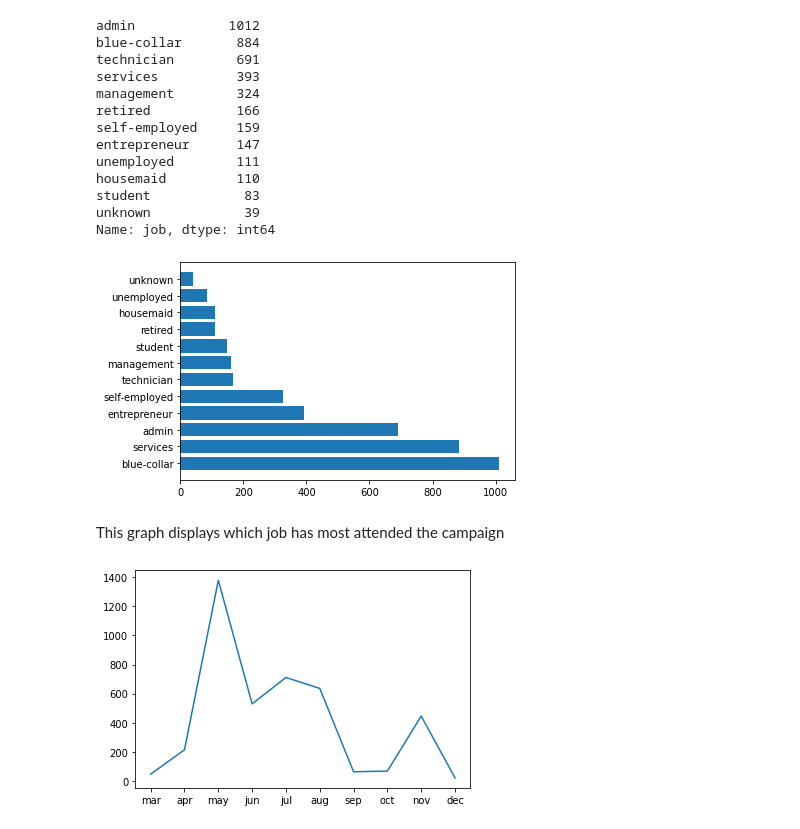
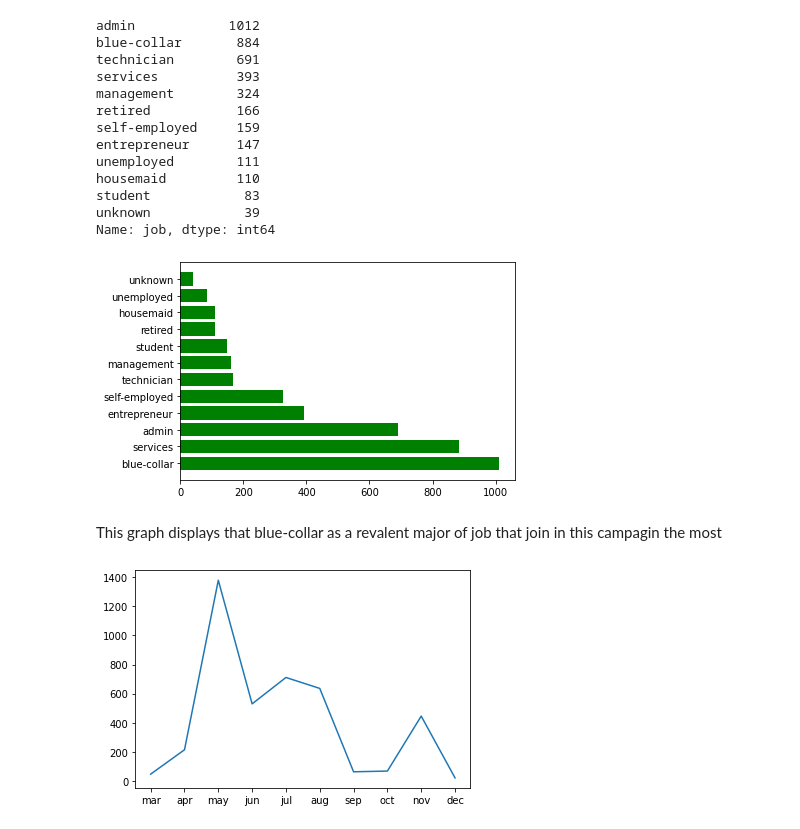
Before and after one commit to thinhsuy/Data_cleansing_summarising, a Jupyter notebook: assignment1.ipynb, the cells around one changed output. Cells and saved outputs as stored; diff of their text form; code cells hidden in the pictures.

```diff
--- a/assignment1.ipynb
+++ b/assignment1.ipynb
@@ -209,12 +209,12 @@ unknown            39
 Name: job, dtype: int64
 # %%
 # nominal values
-plt.barh(df['job'].unique(), width=df['job'].value_counts())
+plt.barh(df['job'].unique(), width=df['job'].value_counts(), color="green")
 plt.show()
 # %% [output]
-[figure, old version]
+[figure, new version]
 # %% [markdown]
-<p>This graph displays which job has most attended the campaign</p>
+<p>This graph displays that blue-collar as a revalent major of job that join in this campagin the most</p>
 # %%
 def sort_month(key):
     return valid_value['month'].index(key[0])
```
Also changed, not shown: parts of 8 cells of this notebook.
